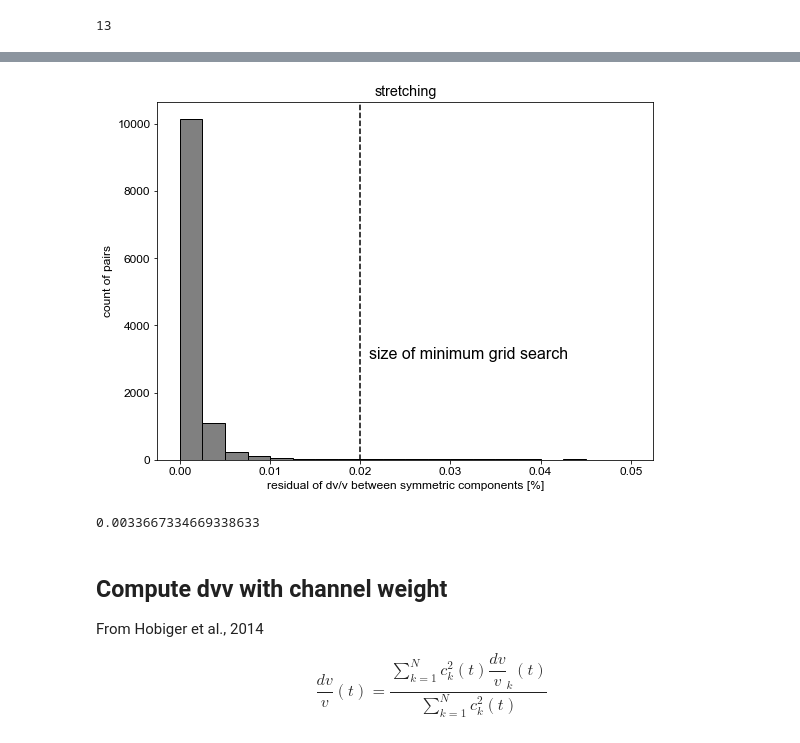
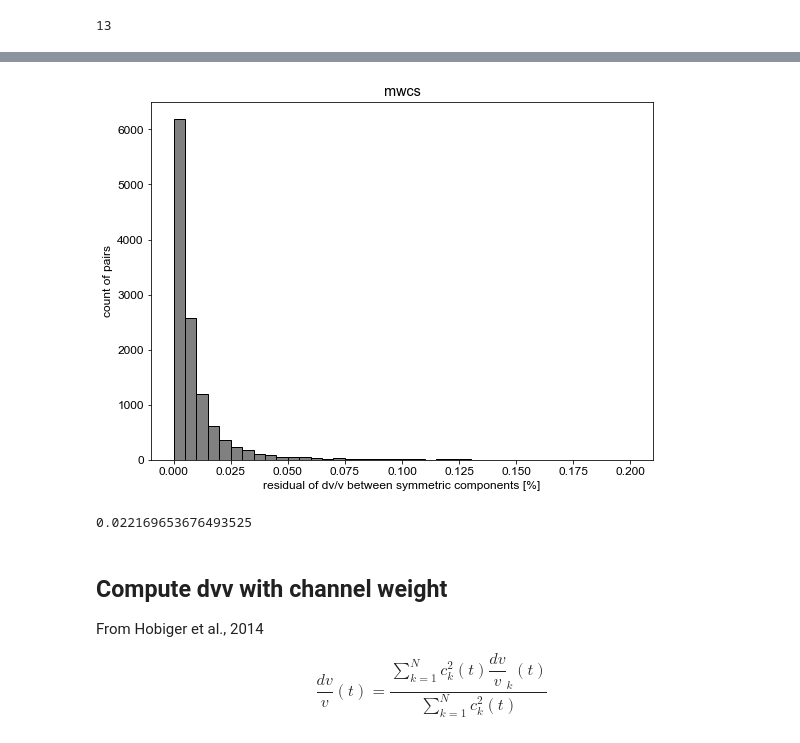
Before and after one commit to kura-okubo/SeisMonitoring_Paper, a Jupyter notebook: Post/ModelFit/code/modelfit_01_preprocess_dvv_v01.ipynb, the cells around one changed output, grey strips where cells are left out. Saved outputs shown, nothing was run; the diff lists cells and outputs as text; code cells hidden in the pictures.

```diff
--- a/Post/ModelFit/code/modelfit_01_preprocess_dvv_v01.ipynb
+++ b/Post/ModelFit/code/modelfit_01_preprocess_dvv_v01.ipynb
@@ -35,7 +35,7 @@ csv_stats_names = ["monitoring_stats_uwbackup_2010-2022_stretching.csv", "monito
 csv_stats_list = [os.path.join(rootdir, x) for x in csv_stats_names]
 # %%
 #---set the file path of your case study list---#
-csv_stats_id = 0
+csv_stats_id = 1
 
 starttime = datetime.datetime(2002, 1, 1)
 endtime = datetime.datetime(2022, 6, 1)
@@ -280,34 +398,34 @@ os.makedirs(figdir, exist_ok=True)
 # %%
 fig, ax = plt.subplots(1, 1, figsize=(8,6))
 
 if dvvmethod=="stretching":
-    ax.hist(res_auto_dvv, bins=20, range=(0, 0.05), edgecolor="k", facecolor="grey")
+    ax.hist(res_auto_dvv, bins=40, range=(0, 0.05), edgecolor="k", facecolor="grey")
     ax.set_xlabel('residual of dv/v between symmetric components [%]')
     ax.set_ylabel('count of pairs')
     ax.axvline(0.02, color="k", ls="--")
     ax.text(0.021, 3000, "size of minimum grid search", fontsize=16)
     ax.set_title('stretching')
     plt.tight_layout()
     foname = (figdir+"/asymmetric_autocorr_residualhist_stretching.png")
     plt.savefig(foname)
 
 if dvvmethod=="mwcs":
     # ax.hist(res_auto_dvv, bins=20, range=(0, 0.05), edgecolor="k", facecolor="grey")
     ax.hist(res_auto_dvv, bins=40, range=(0, 0.2), edgecolor="k", facecolor="grey")
     ax.set_xlabel('residual of dv/v between symmetric components [%]')
     ax.set_ylabel('count of pairs')
     ax.set_title('mwcs')
 #     ax.axvline(0.02, color="k", ls="--")
 #     ax.text(0.021, 3000, "size of minimum grid search", fontsize=16)
     plt.tight_layout()
     foname = (figdir+"/asymmetric_autocorr_residualhist_mwcs.png")
     plt.savefig(foname)
 # %% [output]
-[figure, old version]
+[figure, new version]
 # %%
 np.percentile(res_auto_dvv, 90)
 # %% [output]
-0.0033667334669338633
+0.022169653676493525
 # %% [markdown]
 ## Compute dvv with channel weight
 From Hobiger et al., 2014
```
Also changed, not shown: parts of 14 cells of this notebook.
